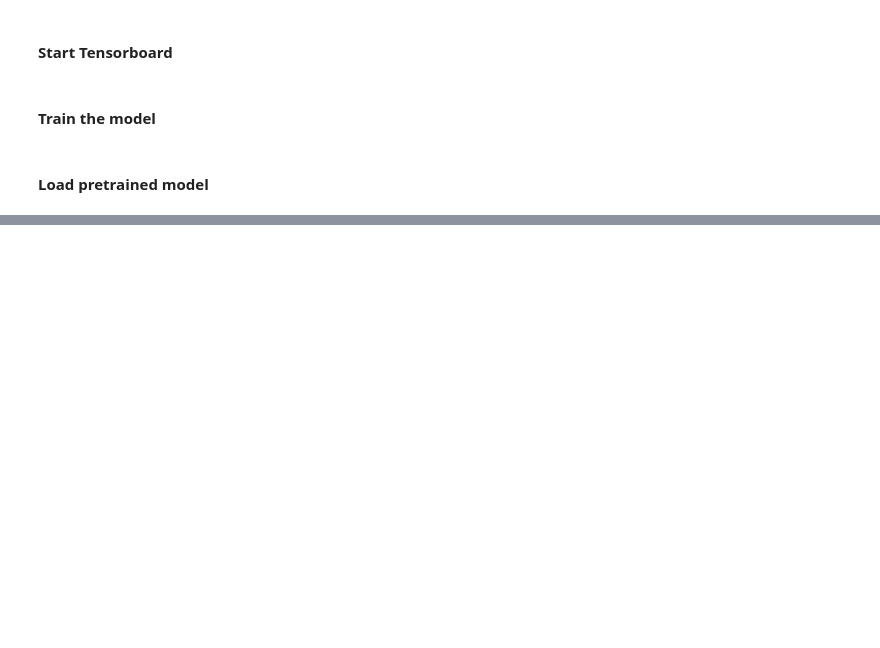
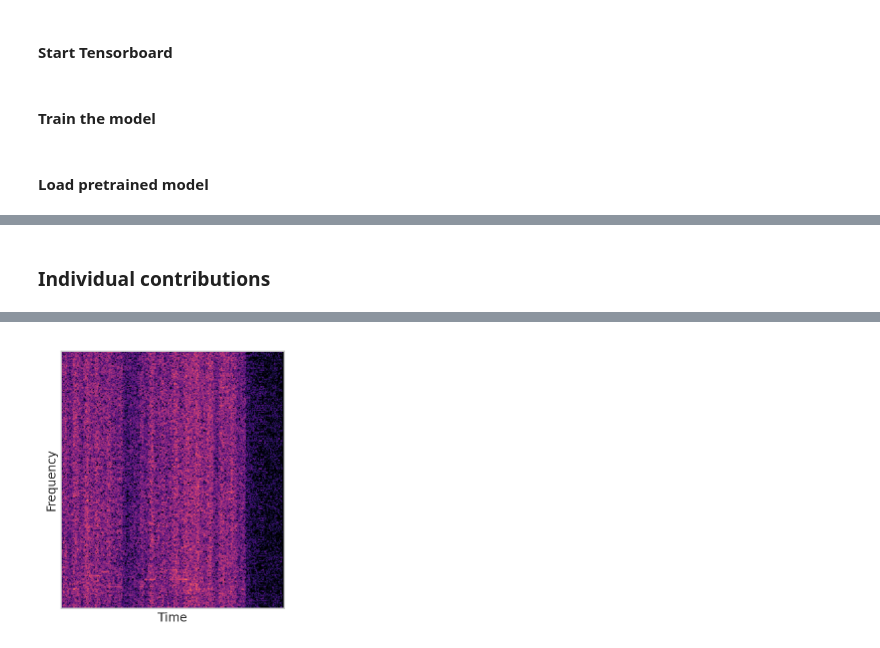
Before and after one commit to juanalonso/ddsp_am, a Jupyter notebook: ddsp/colab/fm/42_timbre_transfer_FM_violin.ipynb, the cells around one changed output, grey strips where cells are left out. Cells and saved outputs as stored; diff of their text form; code cells hidden in the pictures; blank space fills up the shorter version.

```diff
--- a/ddsp/colab/fm/42_timbre_transfer_FM_violin.ipynb
+++ b/ddsp/colab/fm/42_timbre_transfer_FM_violin.ipynb
@@ -200,2 +195,8 @@ f.show()
 # %%
 raise SystemExit("Stop right there!")
+# %%
+from ddsp.synths import FrequencyModulation
+
+fm = FrequencyModulation(n_samples=N_SAMPLES,
+                                   sample_rate=SAMPLE_RATE,
+                                   amp_scale_fn=None)
@@ -201,0 +205,18 @@ raise SystemExit("Stop right there!")
+# %% [markdown]
+### Individual contributions
+# %%
+c = controls['fm']['controls'].copy()
+
+op_noamp = np.ones_like(c['op1'])
+op_noamp[:,:,0] = op_noamp[:,:,0]*0
+
+# c['op1'] = tf.convert_to_tensor(op_noamp * c['op1'].numpy())
+c['op2'] = tf.convert_to_tensor(op_noamp * c['op2'].numpy())
+c['op3'] = tf.convert_to_tensor(op_noamp * c['op3'].numpy())
+c['op4'] = tf.convert_to_tensor(op_noamp * c['op4'].numpy())
+
+audio_fm = fm(c['f0'], c['op1'], c['op2'], c['op3'], c['op4'], c['modulators'])
+play(audio_fm, sample_rate=SAMPLE_RATE, autoplay=False)
+
+specplot(audio_fm)
+# %% [output]
@@ -201,0 +224 @@ raise SystemExit("Stop right there!")
+[figure, added]
```
Also changed, not shown: parts of 6 cells of this notebook.
